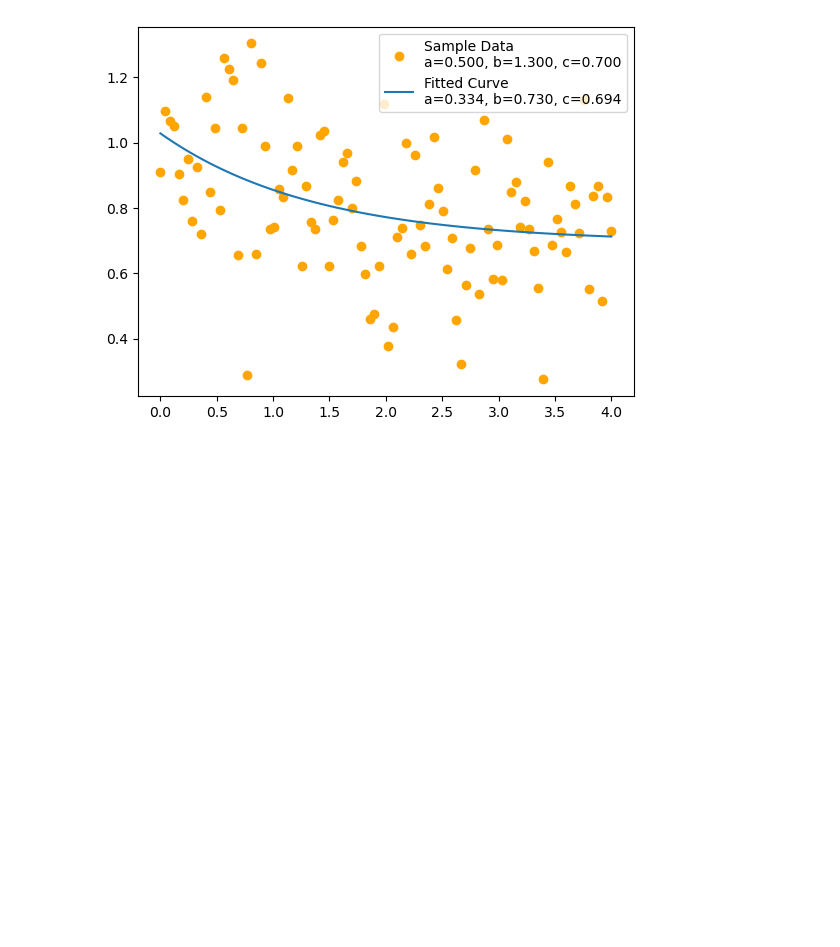
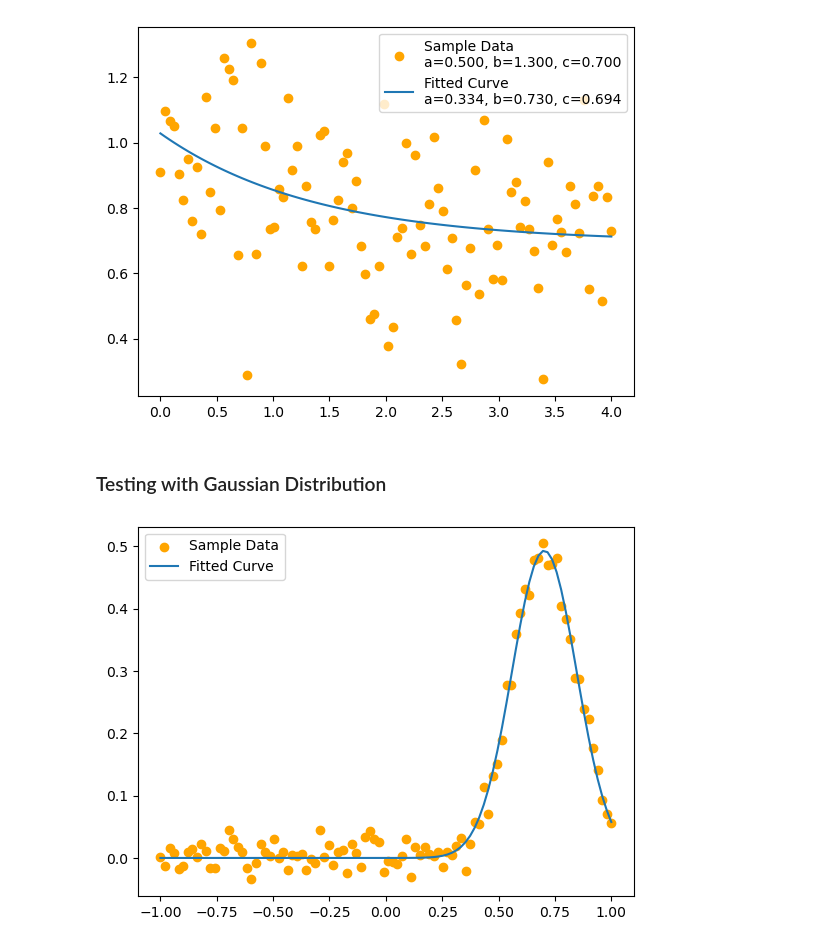
Before and after one commit to NikkiShah93/Python, a Jupyter notebook: MLProjects/SupervisedLearning/CurveFitting.ipynb, the cells around one changed output. Drawn from its saved outputs; the diff is of its cells as text; code cells hidden in the pictures; blank space fills up the shorter version.

Commit message:
used Gaussina Dist

```diff
--- a/MLProjects/SupervisedLearning/CurveFitting.ipynb
+++ b/MLProjects/SupervisedLearning/CurveFitting.ipynb
@@ -40,3 +40,28 @@ plt.plot(X, y_func(X, *popt), label='Fitted Curve \na=%5.3f, b=%5.3f, c=%5.3f'%t
 plt.legend();
 # %% [output]
 [figure]
+# %% [markdown]
+### Testing with Gaussian Distribution
+# %%
+## the y funtion - Gaussian Dist
+def gd(x, a, b, c):
+    return a * np.exp((-(x-b)**2)/(c**2))
+## generating some data
+X = np.linspace(-1, 1, 100)
+a, b, c = (.5, .7, .2)
+y = gd(X, a, b, c)
+## adding some noise
+y_noise = 2e-2 * np.random.normal(size=X.size)
+y = y + y_noise
+
+## plotting the data
+plt.scatter(X, y, label='Sample Data', color= 'orange')
+
+## fitting the curve
+popt, pconv = curve_fit(gd, X, y)
+
+## plotting the fitted curve
+plt.plot(X, gd(X, *popt), label = 'Fitted Curve')
+plt.legend();
+# %% [output]
+[figure, added]
```
